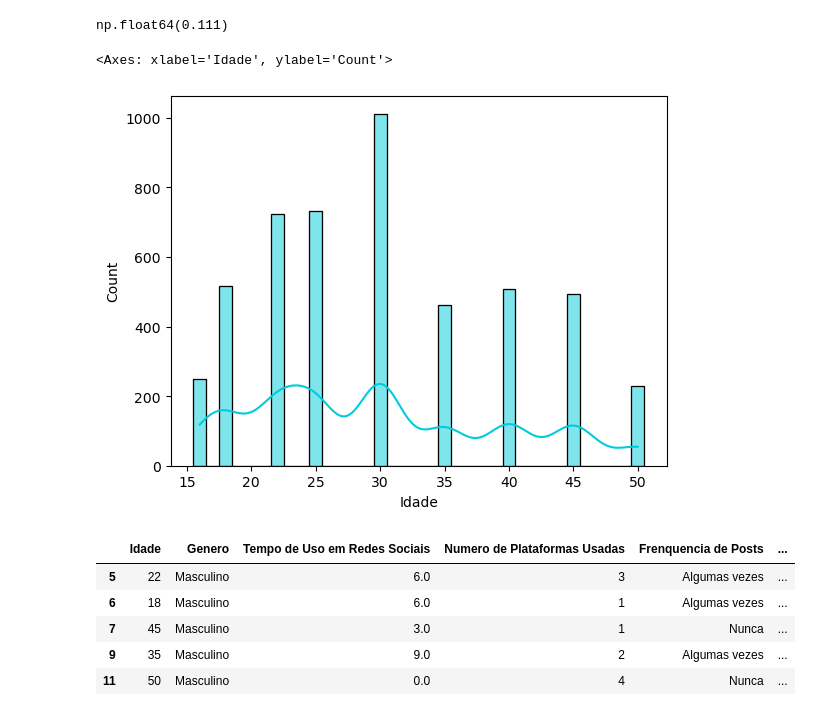
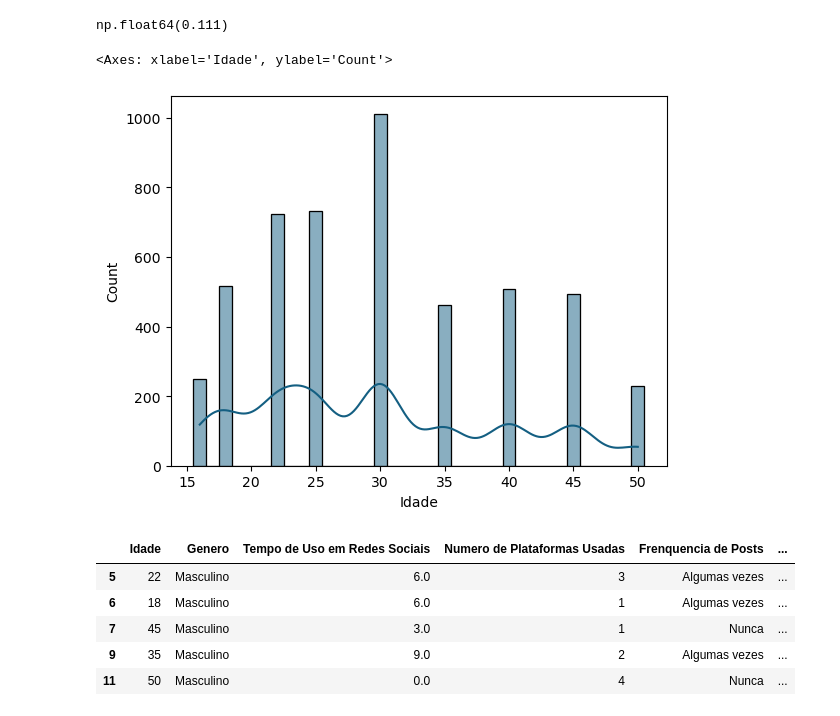
Before and after one commit to Diogonogueirasantos/Influencia-gerada-por-Redes-sociais, a Jupyter notebook: analise_exploratoria.ipynb, the cells around one changed output. Cells and saved outputs as stored; diff of their text form; code cells hidden in the pictures.

```diff
--- a/analise_exploratoria.ipynb
+++ b/analise_exploratoria.ipynb
@@ -173,10 +172,10 @@ coeficiente_bowley_feminino.round(3)
 # %% [output]
 np.float64(0.111)
 # %%
-sns.histplot(df_F, x=df_F['Idade'], kde=True, discrete=True, color='#00CDDB')
+sns.histplot(df_F, x=df_F['Idade'], kde=True, discrete=True, color='#145f82')
 # %% [output]
 <Axes: xlabel='Idade', ylabel='Count'>
-[figure, old version]
+[figure, new version]
 # %%
 df_M = df.loc[df['Genero'] == 'Masculino']
 # %%
```
Also changed, not shown: parts of 4 cells of this notebook, 4 other files.
